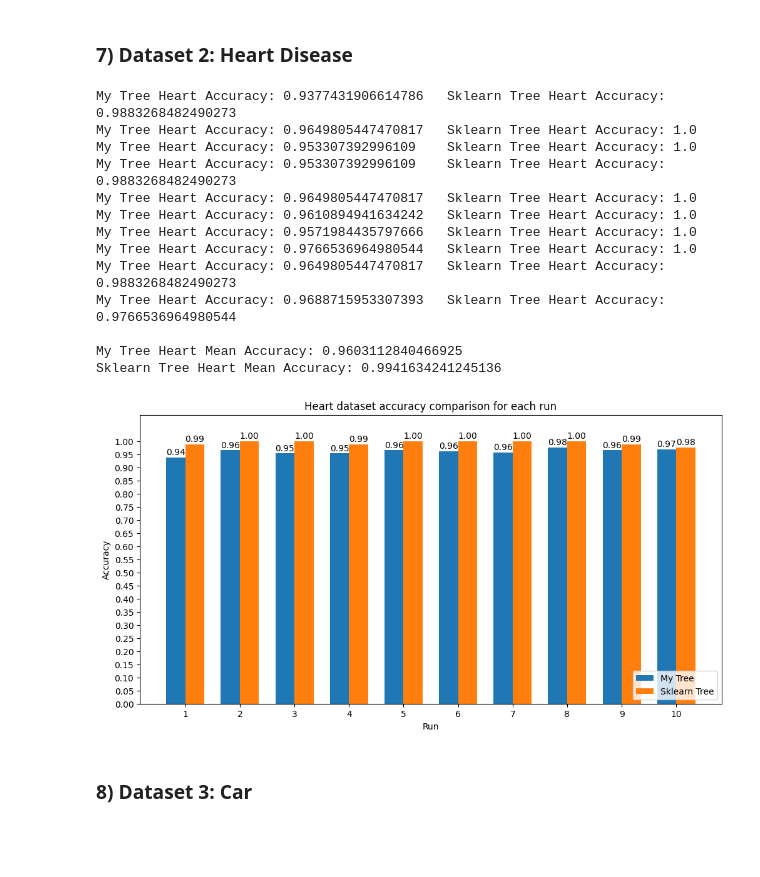
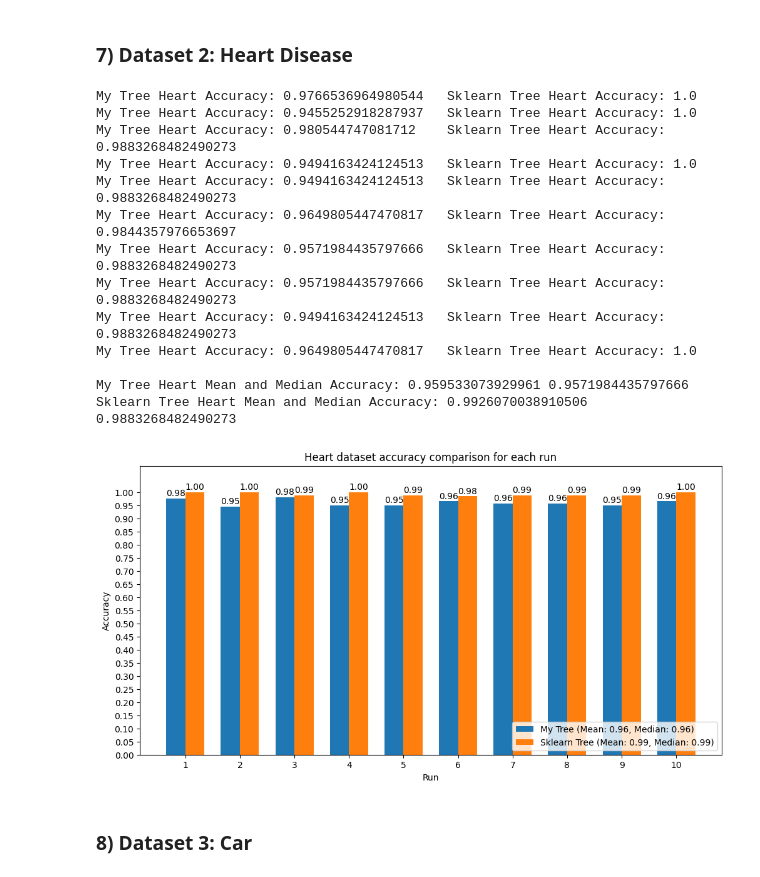
Before and after one commit to JoelScarinius/Decision_Tree_Induction, a Jupyter notebook: ML-Assignment_2_Joel_Scarinius_Stavmo.ipynb, the cells around one changed output. Cells and saved outputs as stored; diff of their text form; code cells hidden in the pictures; blank space fills up the shorter version.

```diff
--- a/ML-Assignment_2_Joel_Scarinius_Stavmo.ipynb
+++ b/ML-Assignment_2_Joel_Scarinius_Stavmo.ipynb
@@ -453,10 +464,20 @@ for _ in range(10):
     )
 
 mean_accuracy_my_tree = np.mean(accuracies_my_tree)
+median_accuracy_my_tree = np.median(accuracies_my_tree)
 mean_accuracy_sklearn_tree = np.mean(accuracies_sklearn_tree)
+median_accuracy_sklearn_tree = np.median(accuracies_sklearn_tree)
 
-print("\nMy Tree Heart Mean Accuracy:", mean_accuracy_my_tree)
-print("Sklearn Tree Heart Mean Accuracy:", mean_accuracy_sklearn_tree)
+print(
+    "\nMy Tree Heart Mean and Median Accuracy:",
+    mean_accuracy_my_tree,
+    median_accuracy_my_tree,
+)
+print(
+    "Sklearn Tree Heart Mean and Median Accuracy:",
+    mean_accuracy_sklearn_tree,
+    median_accuracy_sklearn_tree,
+)
 
 
 # TODO: Do the above at least 5 times
@@ -467,47 +488,57 @@ print("Sklearn Tree Heart Mean Accuracy:", mean_accuracy_sklearn_tree)
 plt.figure(figsize=(12, 6))
 x = np.arange(1, 11)
 width = 0.35
 
-plt.bar(x - width / 2, accuracies_my_tree, width, label="My Tree")
-plt.bar(x + width / 2, accuracies_sklearn_tree, width, label="Sklearn Tree")
+plt.bar(
+    x - width / 2,
+    accuracies_my_tree,
+    width,
+    label=f"My Tree (Mean: {mean_accuracy_my_tree:.2f}, Median: {median_accuracy_my_tree:.2f})",
+)
+plt.bar(
+    x + width / 2,
+    accuracies_sklearn_tree,
+    width,
+    label=f"Sklearn Tree (Mean: {mean_accuracy_sklearn_tree:.2f}, Median: {median_accuracy_sklearn_tree:.2f})",
+)
 
 for i in range(10):
     plt.text(
         x[i] - width / 2,
         accuracies_my_tree[i] + 0.01,
         f"{accuracies_my_tree[i]:.2f}",
         ha="center",
     )
     plt.text(
         x[i] + width / 2,
         accuracies_sklearn_tree[i] + 0.01,
         f"{accuracies_sklearn_tree[i]:.2f}",
         ha="center",
     )
 
 plt.xlabel("Run")
 plt.ylabel("Accuracy")
 plt.title("Heart dataset accuracy comparison for each run")
 plt.xticks(x)
 plt.yticks(np.arange(0, 1.05, 0.05))
 plt.ylim([0, 1.1])
 plt.legend(loc="lower right")
 plt.show()
 # %% [output]
-My Tree Heart Accuracy: 0.9377431906614786   Sklearn Tree Heart Accuracy: 0.9883268482490273
+My Tree Heart Accuracy: 0.9766536964980544   Sklearn Tree Heart Accuracy: 1.0
+My Tree Heart Accuracy: 0.9455252918287937   Sklearn Tree Heart Accuracy: 1.0
+My Tree Heart Accuracy: 0.980544747081712    Sklearn Tree Heart Accuracy: 0.9883268482490273
+My Tree Heart Accuracy: 0.9494163424124513   Sklearn Tree Heart Accuracy: 1.0
+My Tree Heart Accuracy: 0.9494163424124513   Sklearn Tree Heart Accuracy: 0.9883268482490273
+My Tree Heart Accuracy: 0.9649805447470817   Sklearn Tree Heart Accuracy: 0.9844357976653697
+My Tree Heart Accuracy: 0.9571984435797666   Sklearn Tree Heart Accuracy: 0.9883268482490273
+My Tree Heart Accuracy: 0.9571984435797666   Sklearn Tree Heart Accuracy: 0.9883268482490273
+My Tree Heart Accuracy: 0.9494163424124513   Sklearn Tree Heart Accuracy: 0.9883268482490273
 My Tree Heart Accuracy: 0.9649805447470817   Sklearn Tree Heart Accuracy: 1.0
-My Tree Heart Accuracy: 0.953307392996109    Sklearn Tree Heart Accuracy: 1.0
-My Tree Heart Accuracy: 0.953307392996109    Sklearn Tree Heart Accuracy: 0.9883268482490273
-My Tree Heart Accuracy: 0.9649805447470817   Sklearn Tree Heart Accuracy: 1.0
-My Tree Heart Accuracy: 0.9610894941634242   Sklearn Tree Heart Accuracy: 1.0
-My Tree Heart Accuracy: 0.9571984435797666   Sklearn Tree Heart Accuracy: 1.0
-My Tree Heart Accuracy: 0.9766536964980544   Sklearn Tree Heart Accuracy: 1.0
-My Tree Heart Accuracy: 0.9649805447470817   Sklearn Tree Heart Accuracy: 0.9883268482490273
-My Tree Heart Accuracy: 0.9688715953307393   Sklearn Tree Heart Accuracy: 0.9766536964980544
 
-My Tree Heart Mean Accuracy: 0.9603112840466925
-Sklearn Tree Heart Mean Accuracy: 0.9941634241245136
+My Tree Heart Mean and Median Accuracy: 0.959533073929961 0.9571984435797666
+Sklearn Tree Heart Mean and Median Accuracy: 0.9926070038910506 0.9883268482490273
-[figure, old version]
+[figure, new version]
 # %% [markdown]
 ### 8) Dataset 3: Car
 # %%
```
Also changed, not shown: parts of 5 cells of this notebook.
